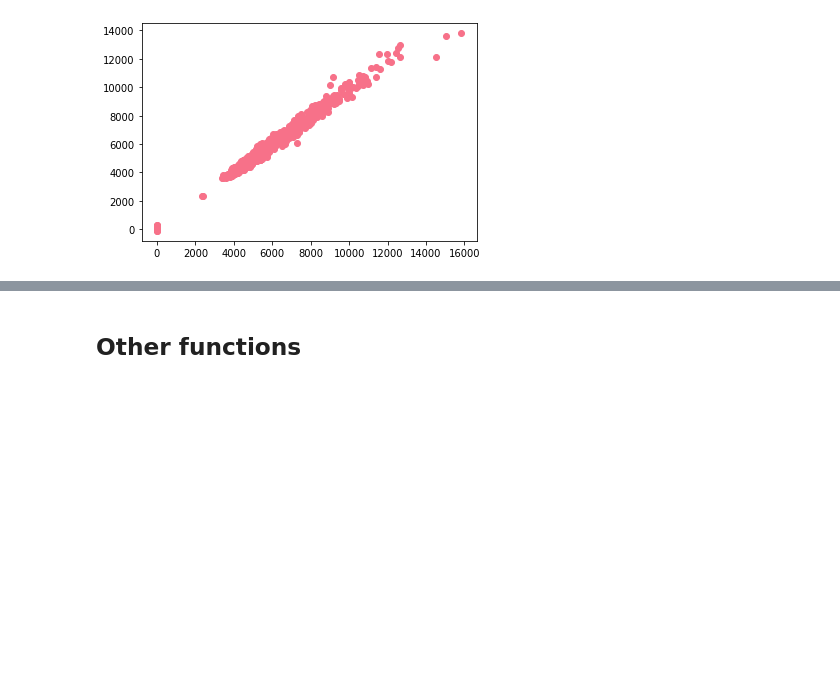
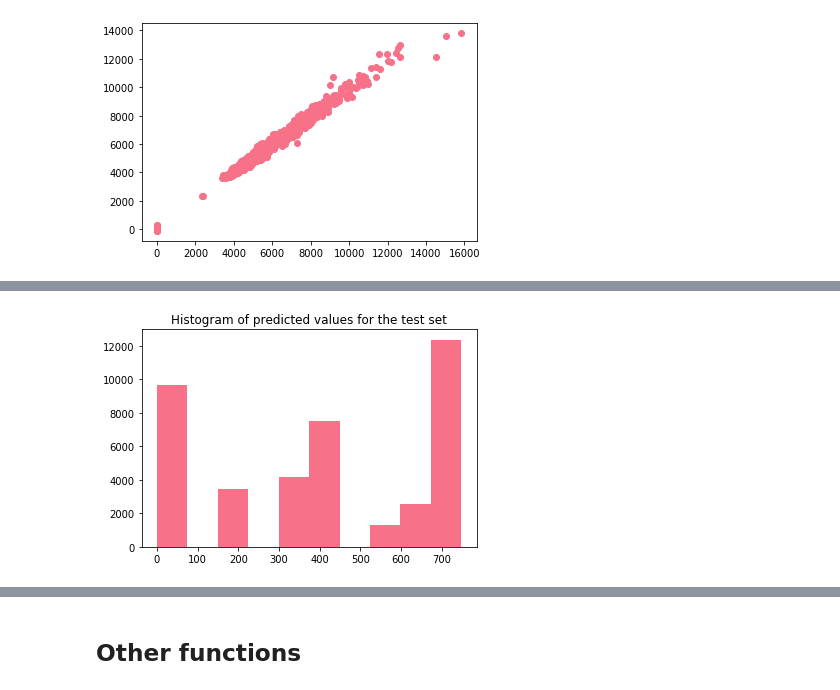
Before and after one commit to paparon96/CML_Hackathon, a Jupyter notebook: Hackathon_Aron.ipynb, the cells around one changed output, grey strips where cells are left out. Saved outputs shown, nothing was run; the diff lists cells and outputs as text; code cells hidden in the pictures; blank space fills up the shorter version.

```diff
--- a/Hackathon_Aron.ipynb
+++ b/Hackathon_Aron.ipynb
@@ -900,0 +925,97 @@ def validation(X):
+# %%
+# Read-in test data
+test = data_reading('./Data/test.csv')
+
+# Save the dates from the test set for the submission files
+dates = test['Date']
+# Handle missing values before lags
+test = missing_data_handle_before_lags(test,0.5)
+#print(test.isnull().sum())
+
+# Generate lags
+#test = lag_creators(4,'Sales',test)
+#test = lag_creators(4,'Customers',test)
+
+
+# Handle missing data after lags
+test = missing_data_handler_after_lags(test)
+
+# Test
+test = date_features(test,"Date")
+#print(test.head())
+
+# Test
+dummy_cols = ['year','quarter','month','week','day_of_month','StateHoliday']
+test = dummy_creator(test,dummy_cols)
+
+#print(dataset.head())
+
+# Drop unnecessary columns
+unnecessary_col_list = ['Store','Id']
+test = drop_unwanted_columns(test, unnecessary_col_list)
+
+# Scale columns
+#scale_columns = [i for i in dataset.columns if "lag" in i]
+#scale_columns.append('Customers')
+
+# Import scaler
+filename = './Outputs/scaler.sav'
+sc = pickle.load(open(filename, 'rb'))
+
+# Import columns from the final model
+filename = './Outputs/final_model_columns.sav'
+final_model_columns = pickle.load(open(filename, 'rb'))
+
+# Add columns which are missing from validation set, but were in the train set
+colnames = test.columns
+for i in final_model_columns:
+        if i not in colnames:
+            test[i]=0
+
+# Drop columns which are in the validation set, but not in the train set
+for j in colnames:
+        if j not in final_model_columns:
+            test = test.drop(columns=j)
+
+# Rearrange columns
+test = test[final_model_columns]
+
+test, scaler = rescale_df(test, scale_columns,path = './Outputs', scaler=sc, pickle_file=False)
+print(test.describe())
+
+# Import best ensemble model
+filename = './Outputs/ensemble_model.sav'
+ensemble_model = pickle.load(open(filename, 'rb'))
+
+# Import best single model
+filename = './Outputs/single_model.sav'
+single_model = pickle.load(open(filename, 'rb'))
+
+# Import best single model
+
+# Predict results
+test_pred = ensemble_model.predict(test)
+print(test_pred.shape)
+plt.hist(test_pred)
+plt.title("Histogram of predicted values for the test set")
+plt.show()
+
+# Display some performance metrics
+#print("Validation: MSE of the model: {}".format(mean_squared_error(y, y_pred)))
+
+# Get correlation for the validation set
+#y = pd.Series(y)
+#y_pred = pd.Series(y_pred)
+#temp_corr = y.corr(y_pred)
+
+#print("Validation: R^2 of the model: {}".format(temp_corr))
+
+# Generate dataframe for submission
+submission = np.array((dates,test_pred))
+submission  = pd.DataFrame(submission.T)
+submission.columns = ['Date','Predicted_value']
+print(submission.head())
+
+# Save out prediction/submission file
+save_out_final_dataset(submission,'./Outputs/predictions.csv')
+# %% [output]
@@ -900,0 +1039 @@ def validation(X):
+[figure, added]
```
Also changed, not shown: parts of 17 cells of this notebook.
